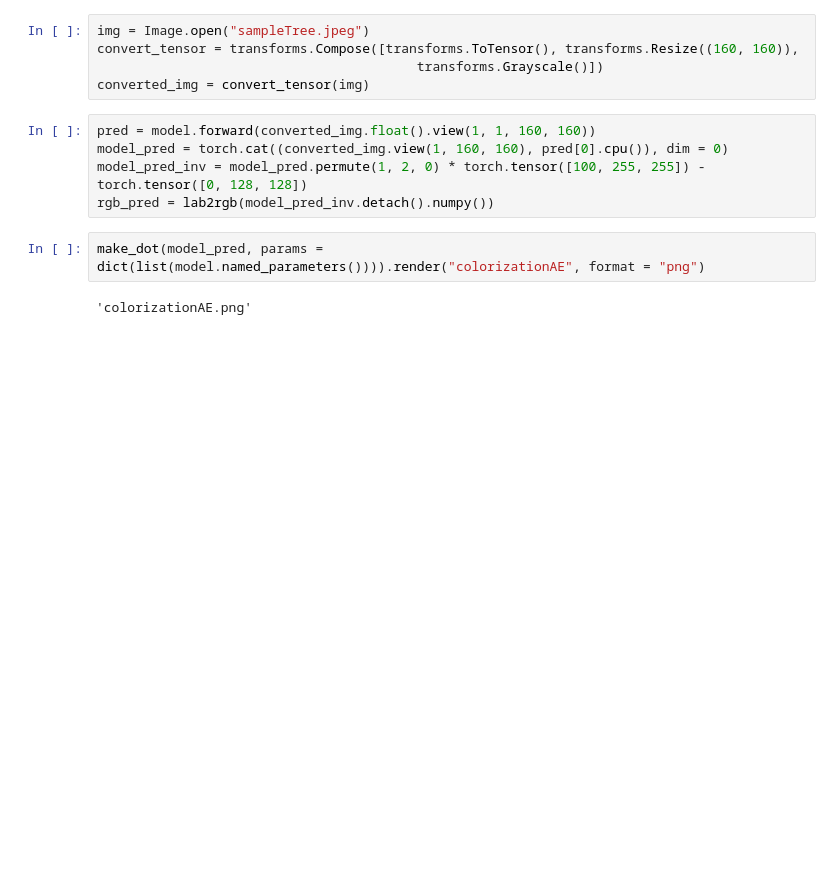
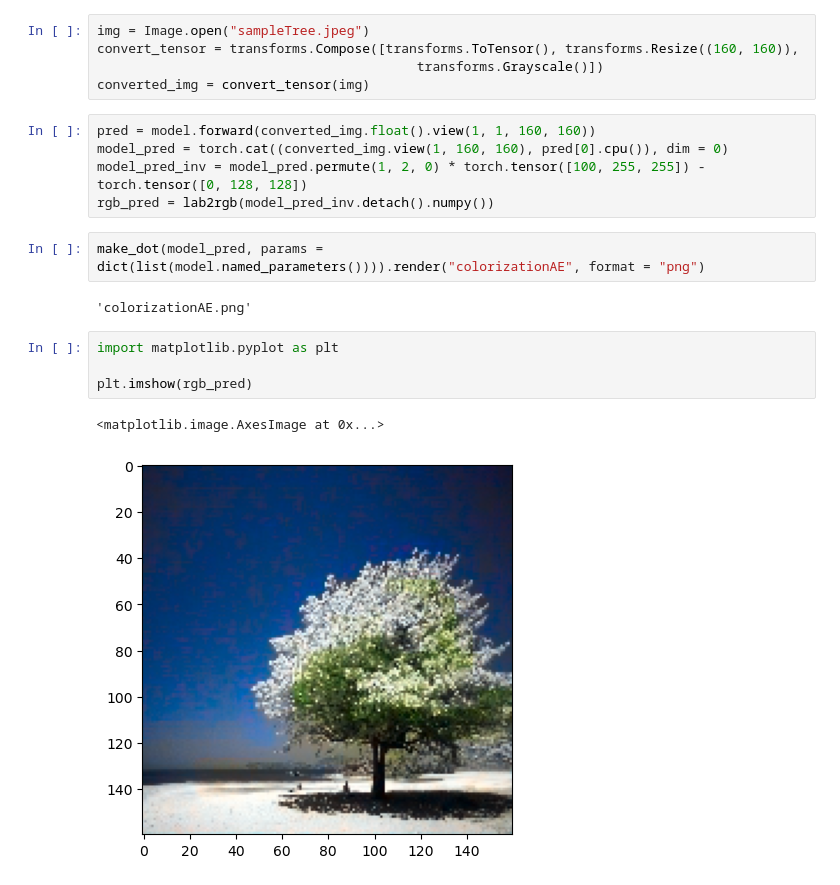
Before and after one commit to kennethZhangML/ChromaNetApp, a Jupyter notebook: generateViz.ipynb, the cells around one changed output. Cells and saved outputs as stored; diff of their text form; blank space fills up the shorter version.

```diff
--- a/generateViz.ipynb
+++ b/generateViz.ipynb
@@ -23,3 +23,10 @@ rgb_pred = lab2rgb(model_pred_inv.detach().numpy())
 make_dot(model_pred, params = dict(list(model.named_parameters()))).render("colorizationAE", format = "png")
 # %% [output]
 'colorizationAE.png'
+# %%
+import matplotlib.pyplot as plt
+
+plt.imshow(rgb_pred)
+# %% [output]
+<matplotlib.image.AxesImage at 0x...>
+[figure, added]
```
